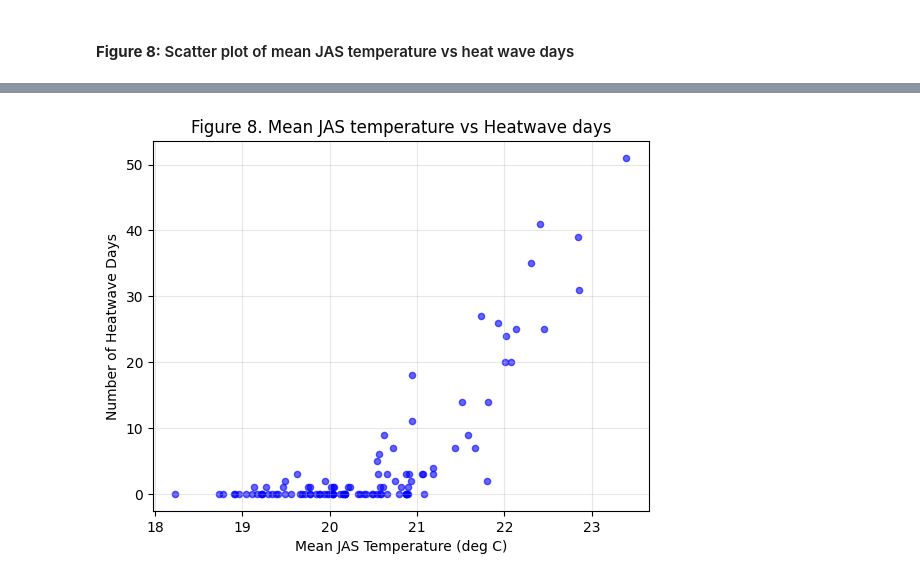
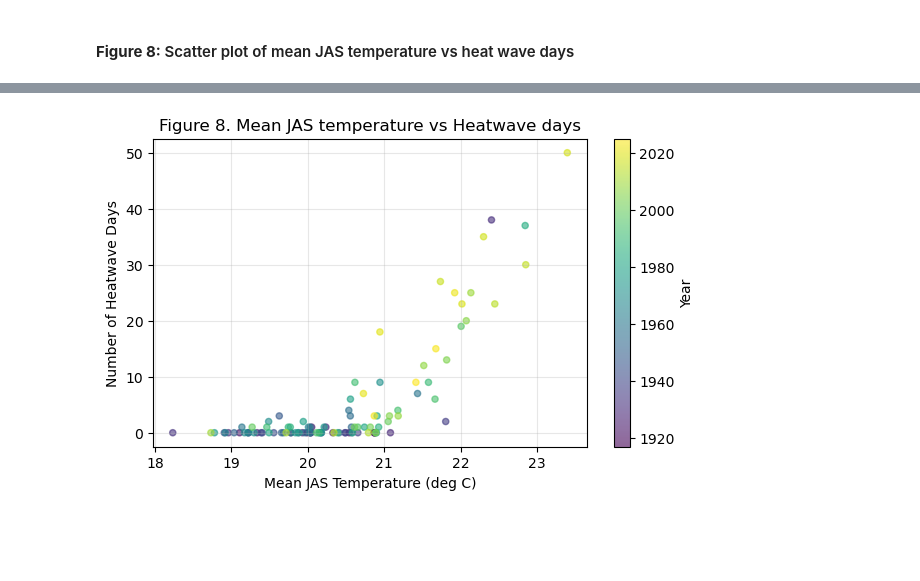
Before and after one commit to isidora-rojas/SIO175_DataAnalysis, a Jupyter notebook: Module_1/assignment1.ipynb, the cells around one changed output, grey strips where cells are left out. Cells and saved outputs as stored; diff of their text form; code cells hidden in the pictures; blank space fills up the shorter version.

```diff
--- a/Module_1/assignment1.ipynb
+++ b/Module_1/assignment1.ipynb
@@ -44,7 +44,7 @@ import numpy as np
 import matplotlib.pyplot as plt
 # %%
 # load data
-data = loadmat('data/SIO_TEMP_Fixed.mat', squeeze_me=True)
+data = loadmat('data/SIO_TEMP_1917_2025_py.mat', squeeze_me=True)
 print(data.keys()) # inspect file
 # extract variables
 T = data['T']
@@ -259,11 +281,12 @@ plt.show()
 # %%
-fig, ax = plt.subplots()
+fig, ax = plt.subplots(figsize=(7,4))
 
-ax.scatter(avg_df['T'], num_of_mhw, s=20, c='blue', alpha = 0.6)
+plt.scatter(avg_df['T'], num_of_mhw, s=20, c=avg_df.index, alpha = 0.6)
+plt.colorbar(label='Year')
 
 ax.set_xlabel('Mean JAS Temperature (deg C)')
 ax.set_ylabel('Number of Heatwave Days')
 ax.set_title('Figure 8. Mean JAS temperature vs Heatwave days')
 ax.grid(True, alpha=0.3)
 # %% [output]
-[figure, old version]
+[figure, new version]
```
Also changed, not shown: parts of 10 cells of this notebook, 9 other files.
